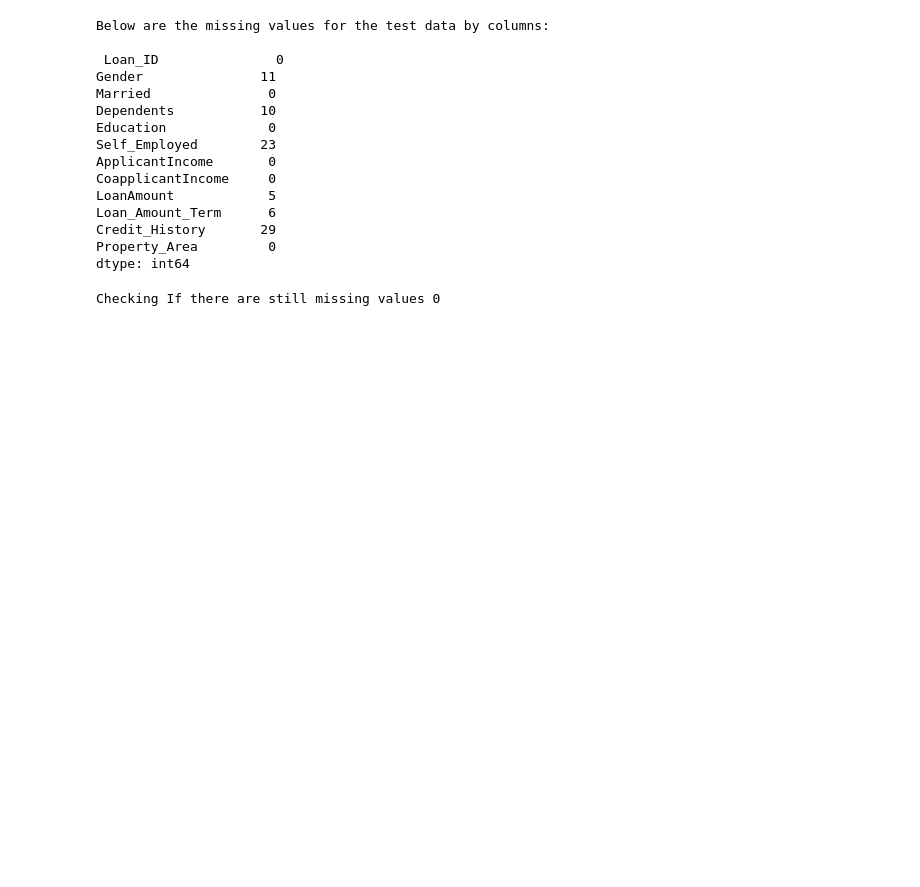
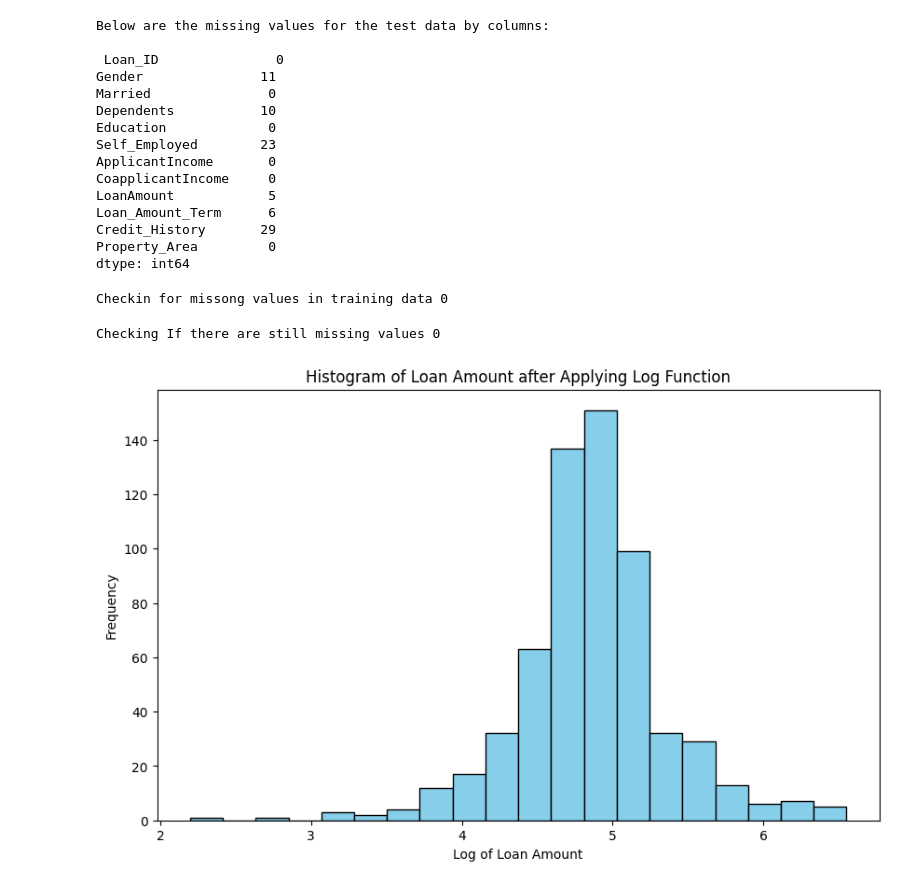
Before and after one commit to Jnr254/Loan-Prediction, a Jupyter notebook: Loan_approval.ipynb, the cells around one changed output. Saved outputs shown, nothing was run; the diff lists cells and outputs as text; code cells hidden in the pictures; blank space fills up the shorter version.

```diff
--- a/Loan_approval.ipynb
+++ b/Loan_approval.ipynb
@@ -951,7 +951,25 @@ test_data_clean['Self_Employed'].fillna(test_data_clean['Self_Employed'].mode()[
 test_data_clean['Credit_History'].fillna(test_data_clean['Credit_History'].mode()[0], inplace=True)
 test_data_clean['Loan_Amount_Term'].fillna(test_data_clean['Loan_Amount_Term'].mode()[0], inplace=True)
 test_data_clean['LoanAmount'].fillna(test_data_clean['LoanAmount'].median(), inplace=True)
+# %%
+print("Checkin for missong values in training data", train_missing.isnull().sum())
+# %% [output]
+Checkin for missong values in training data 0
 # %%
 print("Checking If there are still missing values",test_missing.isnull().sum())
 # %% [output]
 Checking If there are still missing values 0
+# %%
+# Handling outliers in the Loan_Amount field
+# Apply the log function to the 'LoanAmount' column and create a new column 'LoanAmount_log'
+train_data_clean['LoanAmount_log'] = np.log(train_data_clean['LoanAmount'])
+
+# Plot a histogram of the 'LoanAmount_log' column
+plt.figure(figsize=(10, 6))
+plt.hist(train_data_clean['LoanAmount_log'], bins=20, color='skyblue', edgecolor='black')
+plt.xlabel('Log of Loan Amount')
+plt.ylabel('Frequency')
+plt.title('Histogram of Loan Amount after Applying Log Function')
+plt.show()
+# %% [output]
+[figure, added]
```
Also changed, not shown: parts of 7 cells of this notebook, 1 other file.
